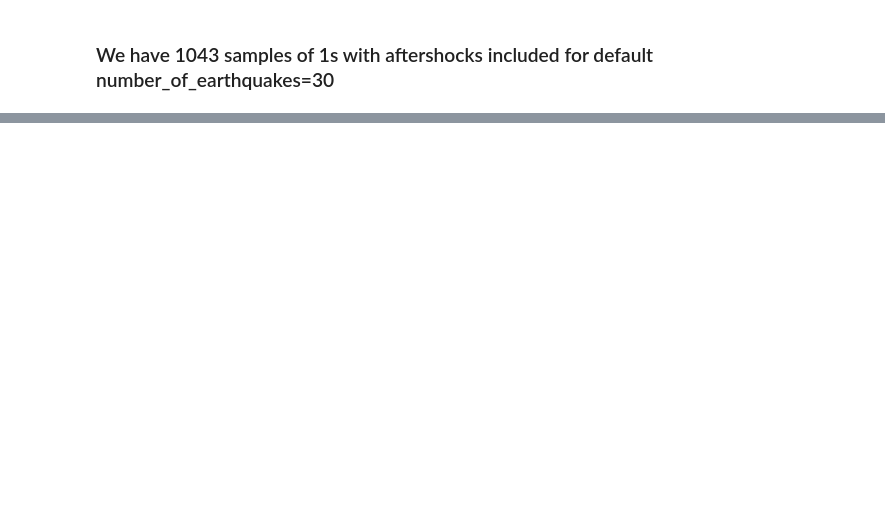
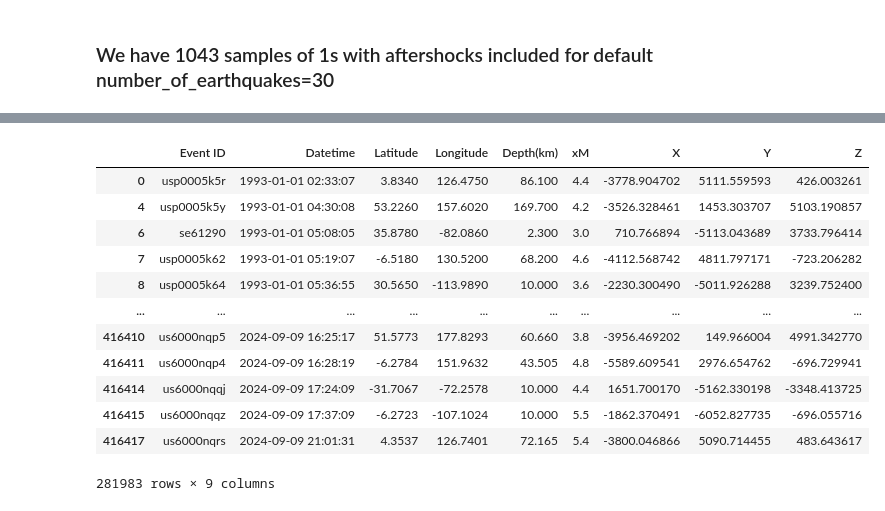
Before and after one commit to Mustafa-Meric-Kasap/AnalysisOfEarthquakeCatalogues, a Jupyter notebook: notebooks/exploration/usgs_pacific_belt.ipynb, the cells around one changed output, grey strips where cells are left out. Saved outputs shown, nothing was run; the diff lists cells and outputs as text; code cells hidden in the pictures; blank space fills up the shorter version.

```diff
--- a/notebooks/exploration/usgs_pacific_belt.ipynb
+++ b/notebooks/exploration/usgs_pacific_belt.ipynb
@@ -189,0 +221,20 @@ Error processing e
+# %%
+df_new = df_converted.copy()
+df_new = df_new[
+    ((-60 <= df_new['Latitude']) & (df_new['Latitude'] <= 60) & (-130 <= df_new['Longitude']) & (df_new['Longitude'] <= -70)) |
+    ((-60 <= df_new['Latitude']) & (df_new['Latitude'] <= 60) & (120 <= df_new['Longitude']) & (df_new['Longitude'] <= 180))]
+df_new
+# %% [output]
+|  | Event ID | Datetime | Latitude | Longitude | Depth(km) | xM | X | Y | Z |
+| 0 | usp0005k5r | 1993-01-01 02:33:07 | 3.8340 | 126.4750 | 86.100 | 4.4 | -3778.904702 | 5111.559593 | 426.003261 |
+| 4 | usp0005k5y | 1993-01-01 04:30:08 | 53.2260 | 157.6020 | 169.700 | 4.2 | -3526.328461 | 1453.303707 | 5103.190857 |
+| 6 | se61290 | 1993-01-01 05:08:05 | 35.8780 | -82.0860 | 2.300 | 3.0 | 710.766894 | -5113.043689 | 3733.796414 |
+| 7 | usp0005k62 | 1993-01-01 05:19:07 | -6.5180 | 130.5200 | 68.200 | 4.6 | -4112.568742 | 4811.797171 | -723.206282 |
+| 8 | usp0005k64 | 1993-01-01 05:36:55 | 30.5650 | -113.9890 | 10.000 | 3.6 | -2230.300490 | -5011.926288 | 3239.752400 |
+| ... | ... | ... | ... | ... | ... | ... | ... | ... | ... |
+| 416410 | us6000nqp5 | 2024-09-09 16:25:17 | 51.5773 | 177.8293 | 60.660 | 3.8 | -3956.469202 | 149.966004 | 4991.342770 |
+| 416411 | us6000nqp4 | 2024-09-09 16:28:19 | -6.2784 | 151.9632 | 43.505 | 4.8 | -5589.609541 | 2976.654762 | -696.729941 |
+| 416414 | us6000nqqj | 2024-09-09 17:24:09 | -31.7067 | -72.2578 | 10.000 | 4.4 | 1651.700170 | -5162.330198 | -3348.413725 |
+| 416415 | us6000nqqz | 2024-09-09 17:37:09 | -6.2723 | -107.1024 | 10.000 | 5.5 | -1862.370491 | -6052.827735 | -696.055716 |
+| 416417 | us6000nqrs | 2024-09-09 21:01:31 | 4.3537 | 126.7401 | 72.165 | 5.4 | -3800.046866 | 5090.714455 | 483.643617 |
+281983 rows × 9 columns
```
Also changed, not shown: parts of 11 cells of this notebook.
